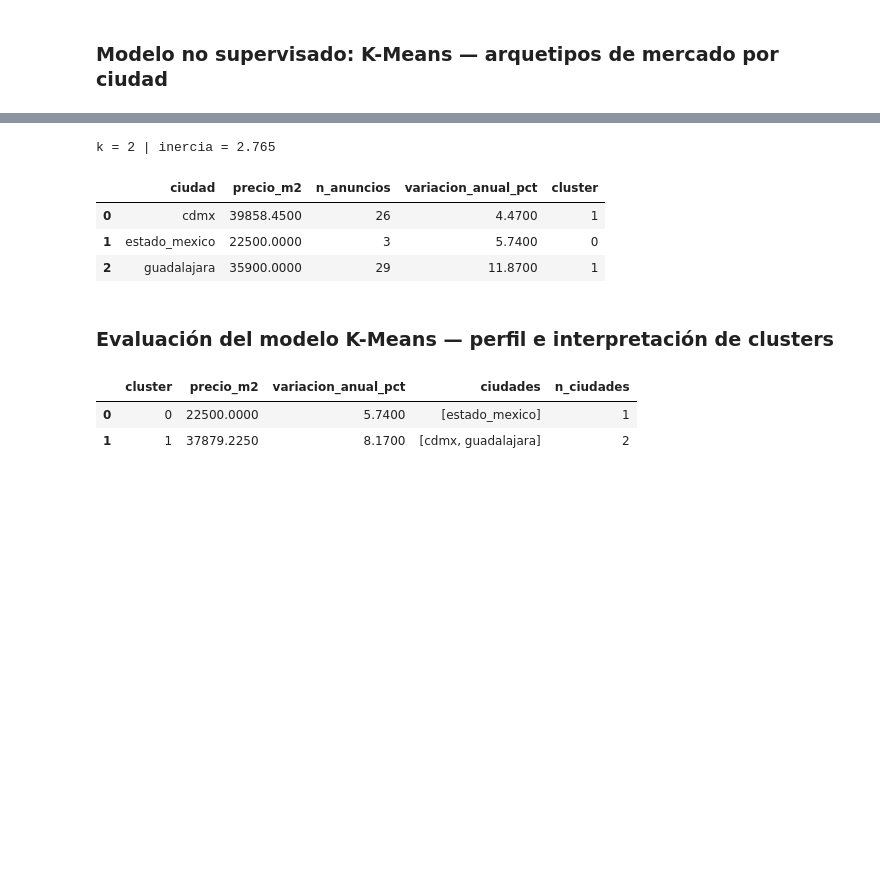
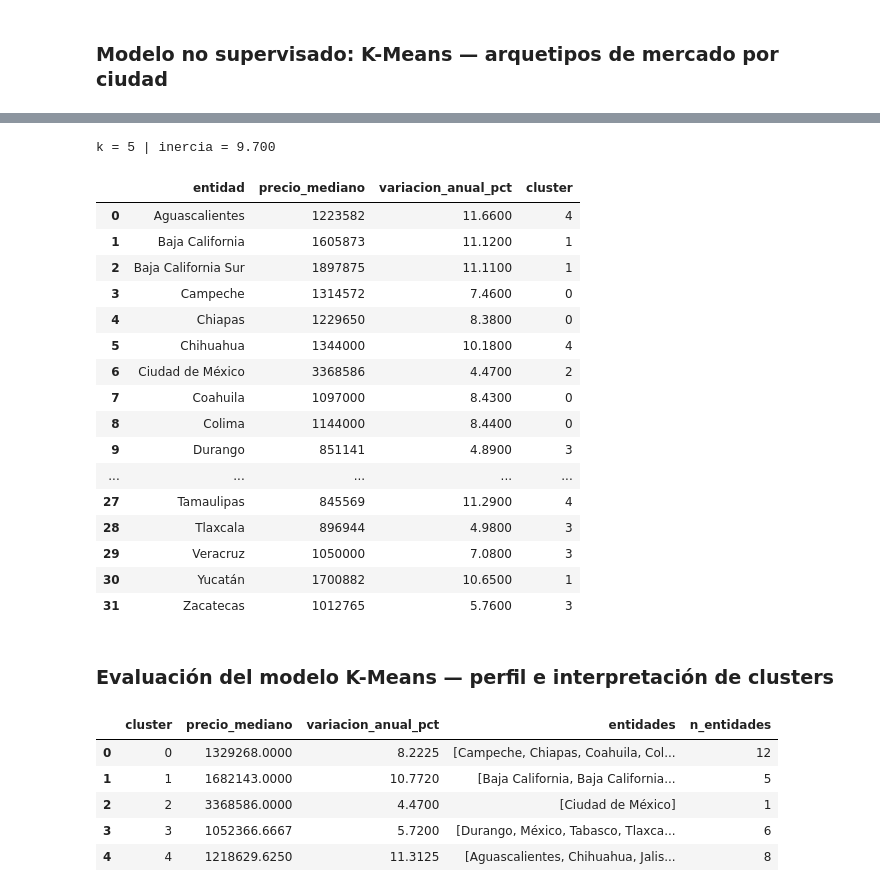
Before and after one commit to ContrerasPeninsula/radar-hipotecario, a Jupyter notebook: notebooks/EDA_ingenieria_caracteristicas.ipynb, the cells around one changed output, grey strips where cells are left out. Drawn from its saved outputs; the diff is of its cells as text; code cells hidden in the pictures; blank space fills up the shorter version.

```diff
--- a/notebooks/EDA_ingenieria_caracteristicas.ipynb
+++ b/notebooks/EDA_ingenieria_caracteristicas.ipynb
@@ -406,5 +425,4 @@ fig.show()
 from sklearn.cluster import KMeans
 from sklearn.preprocessing import StandardScaler
 
-URL_OFERTA_INMUEBLES24 = f'{RAW_BASE}/data/oferta_inmuebles24.parquet'
-URL_SHF_VARIACION = f'{RAW_BASE}/config/shf_variacion_ciudades.json'
+URL_SHF_NACIONAL = f'{RAW_BASE}/config/shf_nacional.json'
@@ -438,0 +429,8 @@ df_variacion_ciudad
+# %%
+# Feature 1: precio mediano de vivienda — dato oficial SHF, por entidad
+shf_nacional = cargar_json_github(URL_SHF_NACIONAL)
+df_precio_entidad = pd.DataFrame([
+    {'entidad': entidad, 'precio_mediano': info['mediana']}
+    for entidad, info in shf_nacional['estados'].items()
+])
+df_precio_entidad
@@ -438,0 +455,8 @@ df_variacion_ciudad
+# %%
+# Feature 2: variación anual de precios — mismo archivo SHF que la Feature 1.
+# Se calculó por código desde el histórico T1 2025 vs T1 2026, no a mano.
+df_variacion_entidad = pd.DataFrame([
+    {'entidad': entidad, 'variacion_anual_pct': info['variacion_anual_pct']}
+    for entidad, info in shf_nacional['estados'].items()
+])
+df_variacion_entidad
@@ -439,4 +481,4 @@ df_variacion_ciudad
 # %%
-df_mercado = df_precio_ciudad.merge(df_variacion_ciudad, on='ciudad', how='inner')
+df_mercado = df_precio_entidad.merge(df_variacion_entidad, on='entidad', how='inner')
 df_mercado
 # %% [output]
@@ -447,34 +502,51 @@ df_mercado
 # %%
-FEATURES_KMEANS = ['precio_m2', 'variacion_anual_pct']
+FEATURES_KMEANS = ['precio_mediano', 'variacion_anual_pct']
 
-# k tope = n_ciudades // 3, mínimo 2 (mismo criterio usado en el M3 de Valora AI)
-n_ciudades = len(df_mercado)
-k = max(2, n_ciudades // 3)
+# La regla de n_entidades // 3 (usada en el M3 de Valora AI) con 32 entidades da 10
+# grupos, varios de una sola entidad — puro ruido, no información útil. Se probó y
+# se descartó. k=5 fijo sí produce agrupaciones con sentido de mercado.
+k = 5
 
 X = StandardScaler().fit_transform(df_mercado[FEATURES_KMEANS])
 modelo_kmeans = KMeans(n_clusters=k, random_state=42, n_init=10)
 df_mercado['cluster'] = modelo_kmeans.fit_predict(X)
 
 print(f'k = {k} | inercia = {modelo_kmeans.inertia_:.3f}')
 df_mercado
 # %% [output]
-k = 2 | inercia = 2.765
+k = 5 | inercia = 9.700
-|  | ciudad | precio_m2 | n_anuncios | variacion_anual_pct | cluster |
-| 0 | cdmx | 39858.4500 | 26 | 4.4700 | 1 |
-| 1 | estado_mexico | 22500.0000 | 3 | 5.7400 | 0 |
-| 2 | guadalajara | 35900.0000 | 29 | 11.8700 | 1 |
+|  | entidad | precio_mediano | variacion_anual_pct | cluster |
+| 0 | Aguascalientes | 1223582 | 11.6600 | 4 |
+| 1 | Baja California | 1605873 | 11.1200 | 1 |
+| 2 | Baja California Sur | 1897875 | 11.1100 | 1 |
+| 3 | Campeche | 1314572 | 7.4600 | 0 |
+| 4 | Chiapas | 1229650 | 8.3800 | 0 |
+| 5 | Chihuahua | 1344000 | 10.1800 | 4 |
+| 6 | Ciudad de México | 3368586 | 4.4700 | 2 |
+| 7 | Coahuila | 1097000 | 8.4300 | 0 |
+| 8 | Colima | 1144000 | 8.4400 | 0 |
+| 9 | Durango | 851141 | 4.8900 | 3 |
+| ... | ... | ... | ... | ... |
+| 27 | Tamaulipas | 845569 | 11.2900 | 4 |
+| 28 | Tlaxcala | 896944 | 4.9800 | 3 |
+| 29 | Veracruz | 1050000 | 7.0800 | 3 |
+| 30 | Yucatán | 1700882 | 10.6500 | 1 |
+| 31 | Zacatecas | 1012765 | 5.7600 | 3 |
 # %% [markdown]
 ### Evaluación del modelo K-Means — perfil e interpretación de clusters
 # %%
 perfil_clusters = df_mercado.groupby('cluster')[FEATURES_KMEANS].mean()
-perfil_clusters['ciudades'] = df_mercado.groupby('cluster')['ciudad'].apply(list)
-perfil_clusters['n_ciudades'] = df_mercado.groupby('cluster')['ciudad'].count()
+perfil_clusters['entidades'] = df_mercado.groupby('cluster')['entidad'].apply(list)
+perfil_clusters['n_entidades'] = df_mercado.groupby('cluster')['entidad'].count()
 perfil_clusters = perfil_clusters.reset_index()
 perfil_clusters
 # %% [output]
-|  | cluster | precio_m2 | variacion_anual_pct | ciudades | n_ciudades |
-| 0 | 0 | 22500.0000 | 5.7400 | [estado_mexico] | 1 |
-| 1 | 1 | 37879.2250 | 8.1700 | [cdmx, guadalajara] | 2 |
+|  | cluster | precio_mediano | variacion_anual_pct | entidades | n_entidades |
+| 0 | 0 | 1329268.0000 | 8.2225 | [Campeche, Chiapas, Coahuila, Col... | 12 |
+| 1 | 1 | 1682143.0000 | 10.7720 | [Baja California, Baja California... | 5 |
+| 2 | 2 | 3368586.0000 | 4.4700 | [Ciudad de México] | 1 |
+| 3 | 3 | 1052366.6667 | 5.7200 | [Durango, México, Tabasco, Tlaxca... | 6 |
+| 4 | 4 | 1218629.6250 | 11.3125 | [Aguascalientes, Chihuahua, Jalis... | 8 |
 # %%
 def nombrar_arquetipo(precio_alto: bool, variacion_alta: bool) -> str:
     if precio_alto and variacion_alta:
```
Also changed, not shown: parts of 26 cells of this notebook.
